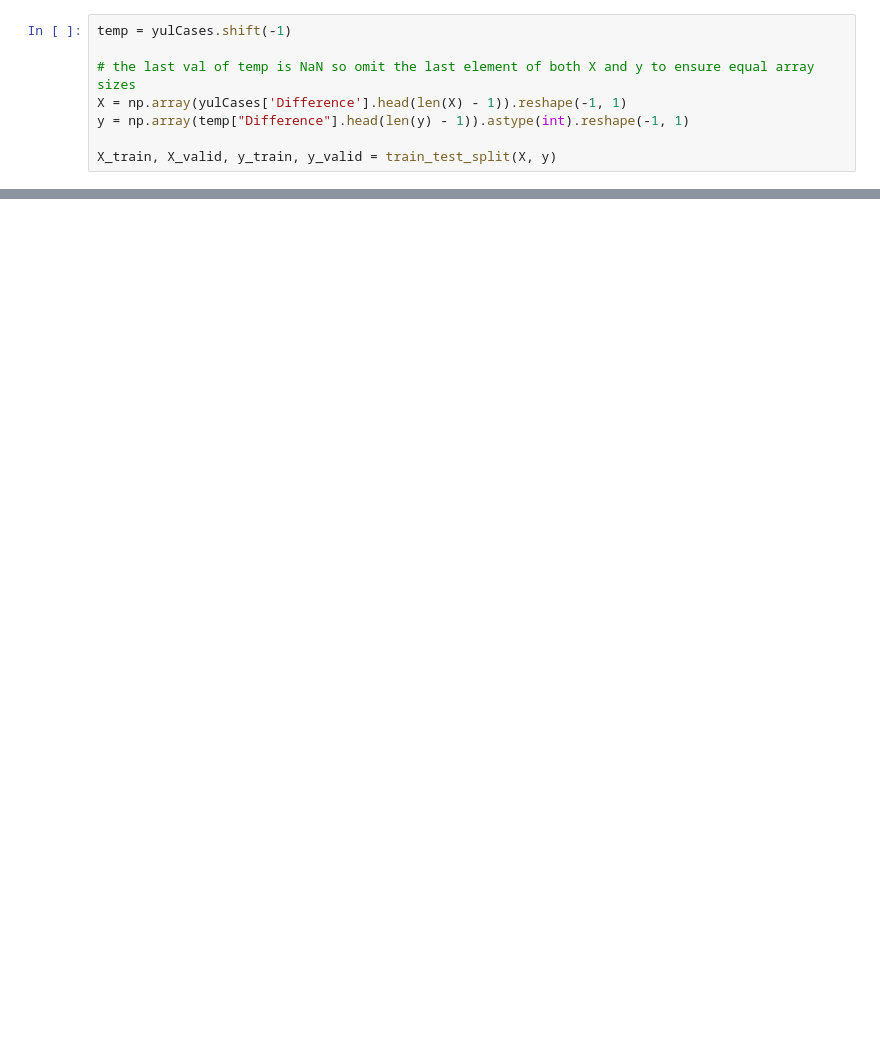
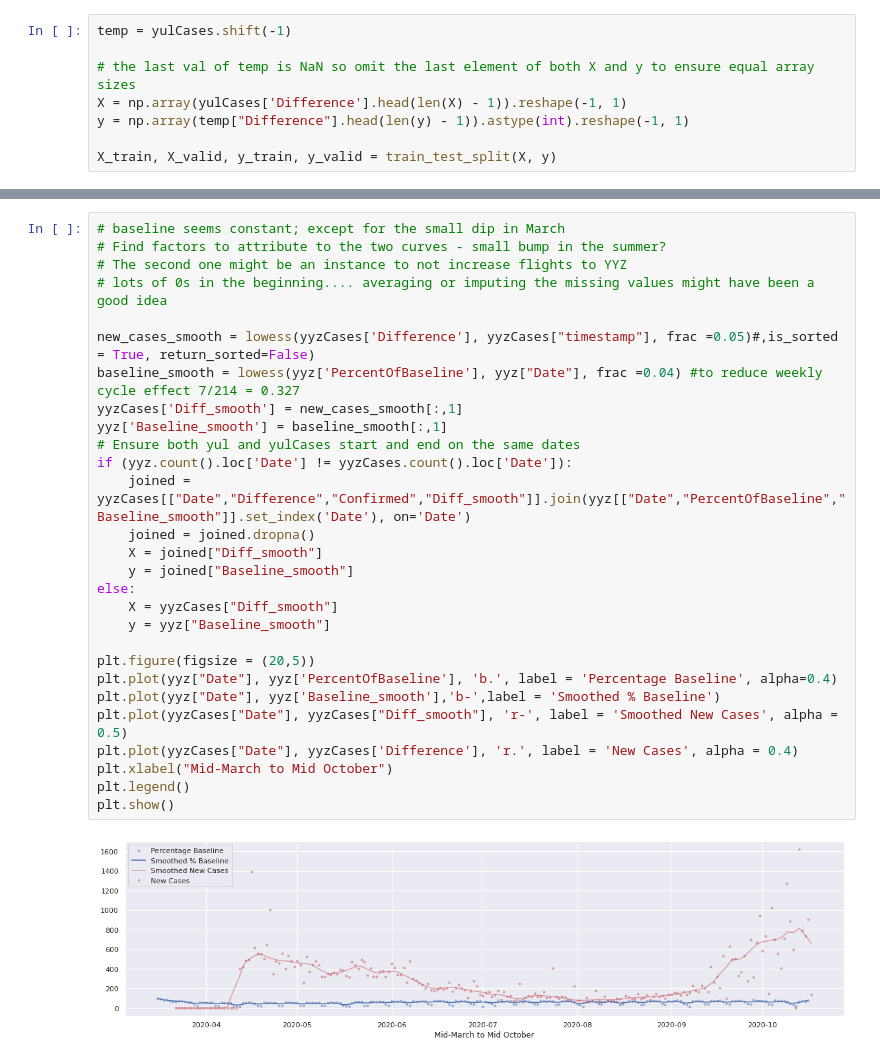
Before and after one commit to clement-ip/covid-airport-travel, a Jupyter notebook: analyze_both.ipynb, the cells around one changed output, grey strips where cells are left out. Cells and saved outputs as stored; diff of their text form; blank space fills up the shorter version.

```diff
--- a/analyze_both.ipynb
+++ b/analyze_both.ipynb
@@ -769,0 +790,30 @@ print(model.score(X_valid, y_valid))
+# %%
+# baseline seems constant; except for the small dip in March
+# Find factors to attribute to the two curves - small bump in the summer?
+# The second one might be an instance to not increase flights to YYZ
+# lots of 0s in the beginning.... averaging or imputing the missing values might have been a good idea
+
+new_cases_smooth = lowess(yyzCases['Difference'], yyzCases["timestamp"], frac =0.05)#,is_sorted = True, return_sorted=False)
+baseline_smooth = lowess(yyz['PercentOfBaseline'], yyz["Date"], frac =0.04) #to reduce weekly cycle effect 7/214 = 0.327
+yyzCases['Diff_smooth'] = new_cases_smooth[:,1]
+yyz['Baseline_smooth'] = baseline_smooth[:,1]
+# Ensure both yul and yulCases start and end on the same dates
+if (yyz.count().loc['Date'] != yyzCases.count().loc['Date']):
+    joined = yyzCases[["Date","Difference","Confirmed","Diff_smooth"]].join(yyz[["Date","PercentOfBaseline","Baseline_smooth"]].set_index('Date'), on='Date')
+    joined = joined.dropna()
+    X = joined["Diff_smooth"]
+    y = joined["Baseline_smooth"]
+else:
+    X = yyzCases["Diff_smooth"]
+    y = yyz["Baseline_smooth"]
+
+plt.figure(figsize = (20,5))
+plt.plot(yyz["Date"], yyz['PercentOfBaseline'], 'b.', label = 'Percentage Baseline', alpha=0.4)
+plt.plot(yyz["Date"], yyz['Baseline_smooth'],'b-',label = 'Smoothed % Baseline')
+plt.plot(yyzCases["Date"], yyzCases["Diff_smooth"], 'r-', label = 'Smoothed New Cases', alpha = 0.5)
+plt.plot(yyzCases["Date"], yyzCases['Difference'], 'r.', label = 'New Cases', alpha = 0.4)
+plt.xlabel("Mid-March to Mid October")
+plt.legend()
+plt.show()
+# %% [output]
+[figure, added]
```
Also changed, not shown: parts of 25 cells of this notebook.
